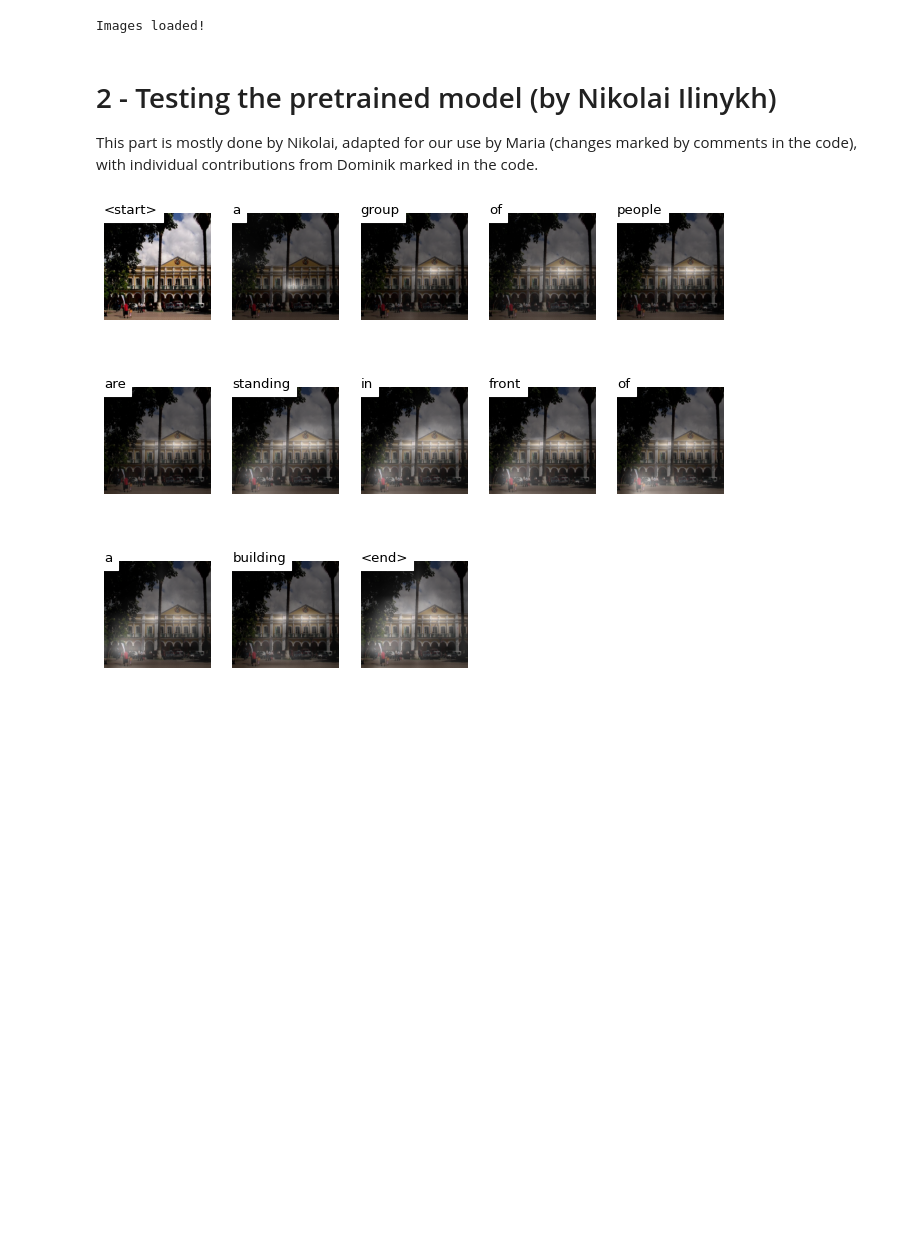
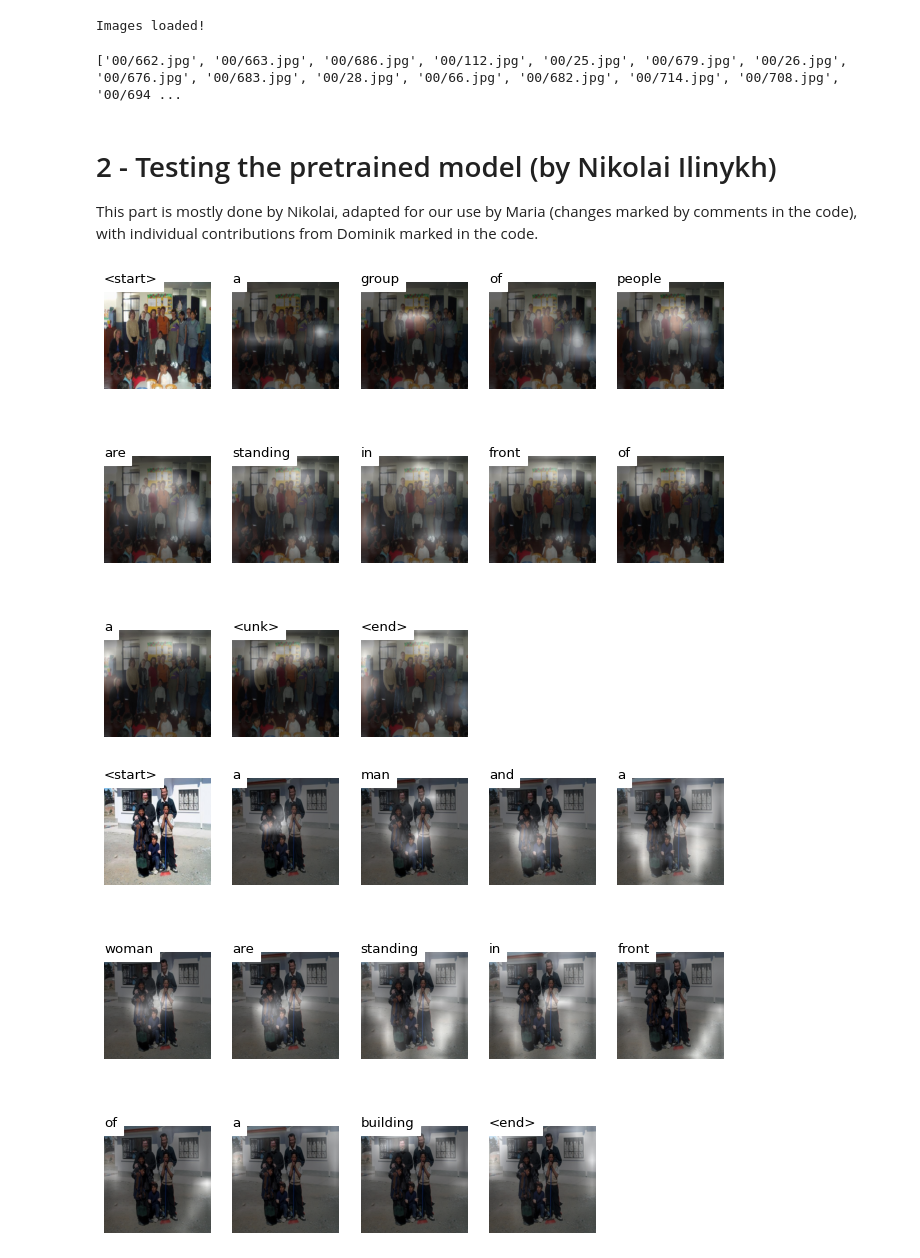
Before and after one commit to Turtilla/aics-project, a Jupyter notebook: code/captioning.ipynb, the cells around one changed output. Saved outputs shown, nothing was run; the diff lists cells and outputs as text; code cells hidden in the pictures; blank space fills up the shorter version.

```diff
--- a/code/captioning.ipynb
+++ b/code/captioning.ipynb
@@ -232,8 +238,10 @@ dataloader = DataLoader(
     drop_last=True  # added by Maria since we were told it is good to do so when working with LSTMs in the Machine Learning 2 course
 )
 # %%
-#for batch in dataloader:
-    #print(batch['captions'])
+for batch in dataloader:
+    print(batch['image_paths'])
+# %% [output]
+['00/662.jpg', '00/663.jpg', '00/686.jpg', '00/112.jpg', '00/25.jpg', '00/679.jpg', '00/26.jpg', '00/676.jpg', '00/683.jpg', '00/28.jpg', '00/66.jpg', '00/682.jpg', '00/714.jpg', '00/708.jpg', '00/694 ...
 # %% [markdown]
 # 2 - Testing the pretrained model (by Nikolai Ilinykh)
 This part is mostly done by Nikolai, adapted for our use by Maria (changes marked by comments in the code), with individual contributions from Dominik marked in the code.
@@ -420,34 +428,42 @@ def visualize_att(image_path, seq, alphas, rev_word_map, smooth=False):
         plt.axis('off')
     plt.show()
 # %%
-### THIS IS ALSO FROM NIKOLAI, ANY CHANGES THAT ARE INTRODUCED WILL BE MARKED BY COMMENTS
+def test_images(model_path, word_map, img, beam_size, smooth):
+    # turning a piece of code by Nikolai from test.ipynb into a function
+    # Load model
+    checkpoint = torch.load(model_path, map_location=str(device))
+    decoder = checkpoint['decoder']
+    decoder = decoder.to(device)
+    decoder.eval()
+    encoder = checkpoint['encoder']
+    encoder = encoder.to(device)
+    encoder.eval()
 
-model_path = '../data/BEST_checkpoint_flickr8k_5_10.pth.tar'  # model path updated
-img = '../data/iaprtc12/images/00/25.jpg'  # temporary image path
+    # Load word map (word2ix)
+    with open(word_map, 'r') as j:
+        word_map = json.load(j)
+    rev_word_map = {v: k for k, v in word_map.items()}  # ix2word
 
-word_map = '../data/wordmap_flickr8k_5_10.json'  # wordmap path updated
-beam_size = 3
-smooth = False
+    # Encode, decode with attention and beam search
+    seq, alphas = caption_image_beam_search(encoder, decoder, img, word_map, beam_size)
+    alphas = torch.FloatTensor(alphas)
 
-# Load model
-checkpoint = torch.load(model_path, map_location=str(device))
-decoder = checkpoint['decoder']
-decoder = decoder.to(device)
-decoder.eval()
-encoder = checkpoint['encoder']
-encoder = encoder.to(device)
-encoder.eval()
-
-# Load word map (word2ix)
-with open(word_map, 'r') as j:
-    word_map = json.load(j)
-rev_word_map = {v: k for k, v in word_map.items()}  # ix2word
-
-# Encode, decode with attention and beam search
-seq, alphas = caption_image_beam_search(encoder, decoder, img, word_map, beam_size)
-alphas = torch.FloatTensor(alphas)
-
-# Visualize caption and attention of best sequence
-visualize_att(img, seq, alphas, rev_word_map, smooth)
+    # Visualize caption and attention of best sequence
+    visualize_att(img, seq, alphas, rev_word_map, smooth)
-# %% [output]
-[figure, removed]
+# %%
+# creating a dataloader for testing purposes, batch size 1 for ease of testing, no shuffle is needed, no drop last is needed
+test_dataloader = DataLoader(
+    test_set,
+    1,
+    shuffle=False,
+    collate_fn=custom_collate,
+)
+# %%
+# generating captions and descriptions for every image in the test dataloader
+# in the future can regulate which ones get generated and displayed with if statements
+for batch in tqdm(test_dataloader, desc='Generating captions and attention...'):
+    img = os.path.join(image_dir, batch['image_paths'][0])
+    test_images(model_path, word_map, img, beam_size, smooth)
+# %% [output]
+[figure, added]
+[figure, added]
```
Also changed, not shown: parts of 2 cells of this notebook.
